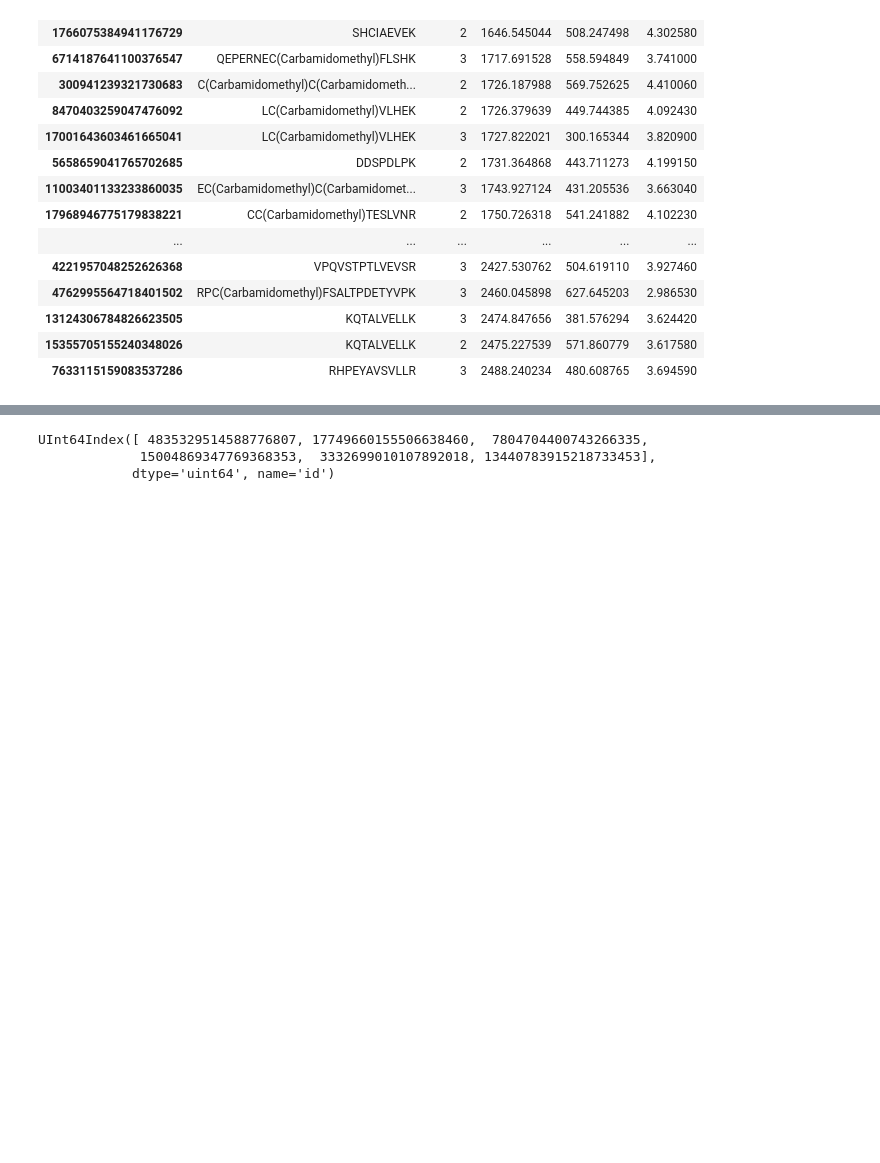
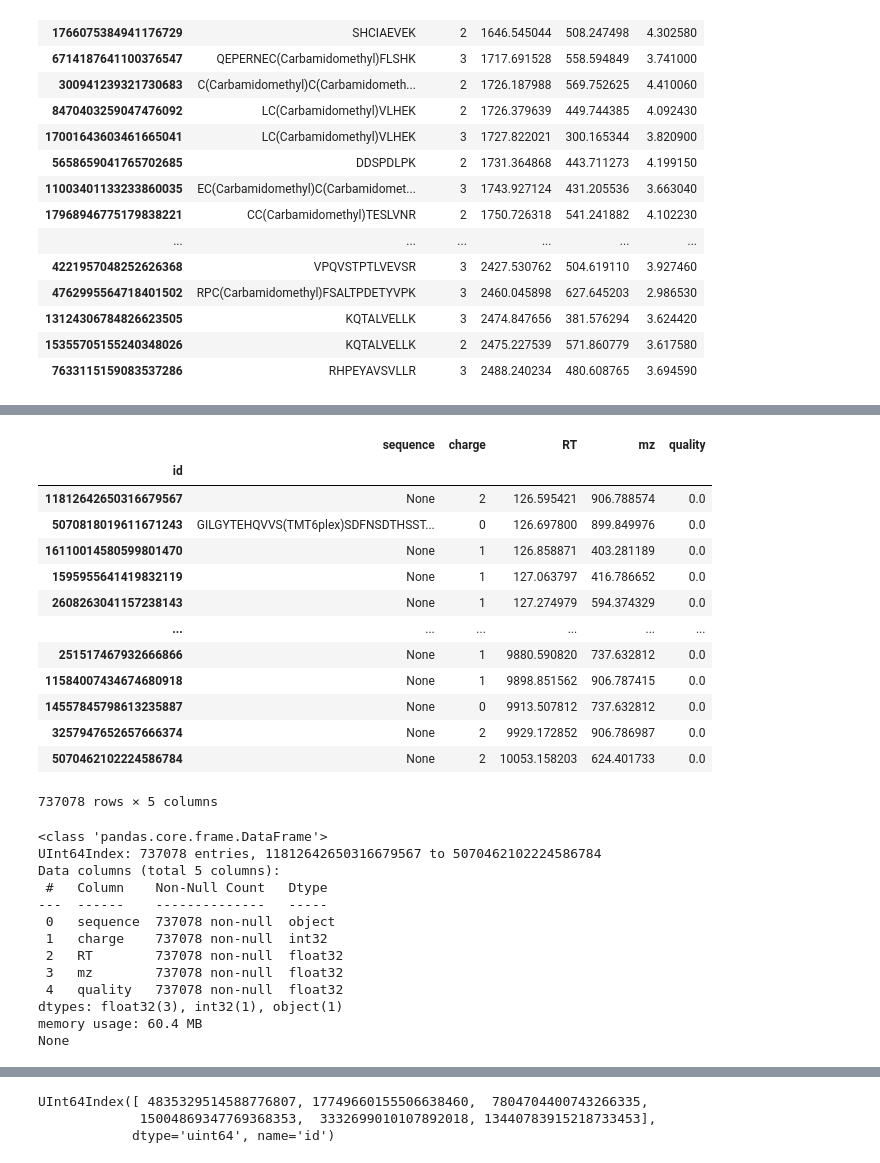
Before and after one commit to jpfeuffer/pyopenmspandas, a Jupyter notebook: PyopenmsPandas.ipynb, the cells around one changed output, grey strips where cells are left out. Drawn from its saved outputs; the diff is of its cells as text; code cells hidden in the pictures; blank space fills up the shorter version.

```diff
--- a/PyopenmsPandas.ipynb
+++ b/PyopenmsPandas.ipynb
@@ -175,0 +217,32 @@ cmap.get_metadata_df().merge(cmap.get_intensity_df(), how='left', on='id') # sin
+# %%
+metadf = cmap_tmt.get_metadata_df()
+display(metadf)
+print(metadf.info(memory_usage="deep"))
+# %% [output]
+|  | sequence | charge | RT | mz | quality |
+| id |  |  |  |  |  |
+| 11812642650316679567 | None | 2 | 126.595421 | 906.788574 | 0.0 |
+| 5070818019611671243 | GILGYTEHQVVS(TMT6plex)SDFNSDTHSST... | 0 | 126.697800 | 899.849976 | 0.0 |
+| 16110014580599801470 | None | 1 | 126.858871 | 403.281189 | 0.0 |
+| 1595955641419832119 | None | 1 | 127.063797 | 416.786652 | 0.0 |
+| 2608263041157238143 | None | 1 | 127.274979 | 594.374329 | 0.0 |
+| ... | ... | ... | ... | ... | ... |
+| 251517467932666866 | None | 1 | 9880.590820 | 737.632812 | 0.0 |
+| 11584007434674680918 | None | 1 | 9898.851562 | 906.787415 | 0.0 |
+| 14557845798613235887 | None | 0 | 9913.507812 | 737.632812 | 0.0 |
+| 3257947652657666374 | None | 2 | 9929.172852 | 906.786987 | 0.0 |
+| 5070462102224586784 | None | 2 | 10053.158203 | 624.401733 | 0.0 |
+737078 rows × 5 columns
+<class 'pandas.core.frame.DataFrame'>
+UInt64Index: 737078 entries, 11812642650316679567 to 5070462102224586784
+Data columns (total 5 columns):
+ #   Column    Non-Null Count   Dtype
+---  ------    --------------   -----
+ 0   sequence  737078 non-null  object
+ 1   charge    737078 non-null  int32
+ 2   RT        737078 non-null  float32
+ 3   mz        737078 non-null  float32
+ 4   quality   737078 non-null  float32
+dtypes: float32(3), int32(1), object(1)
+memory usage: 60.4 MB
+None
```
Also changed, not shown: parts of 16 cells of this notebook, 1 other file.
